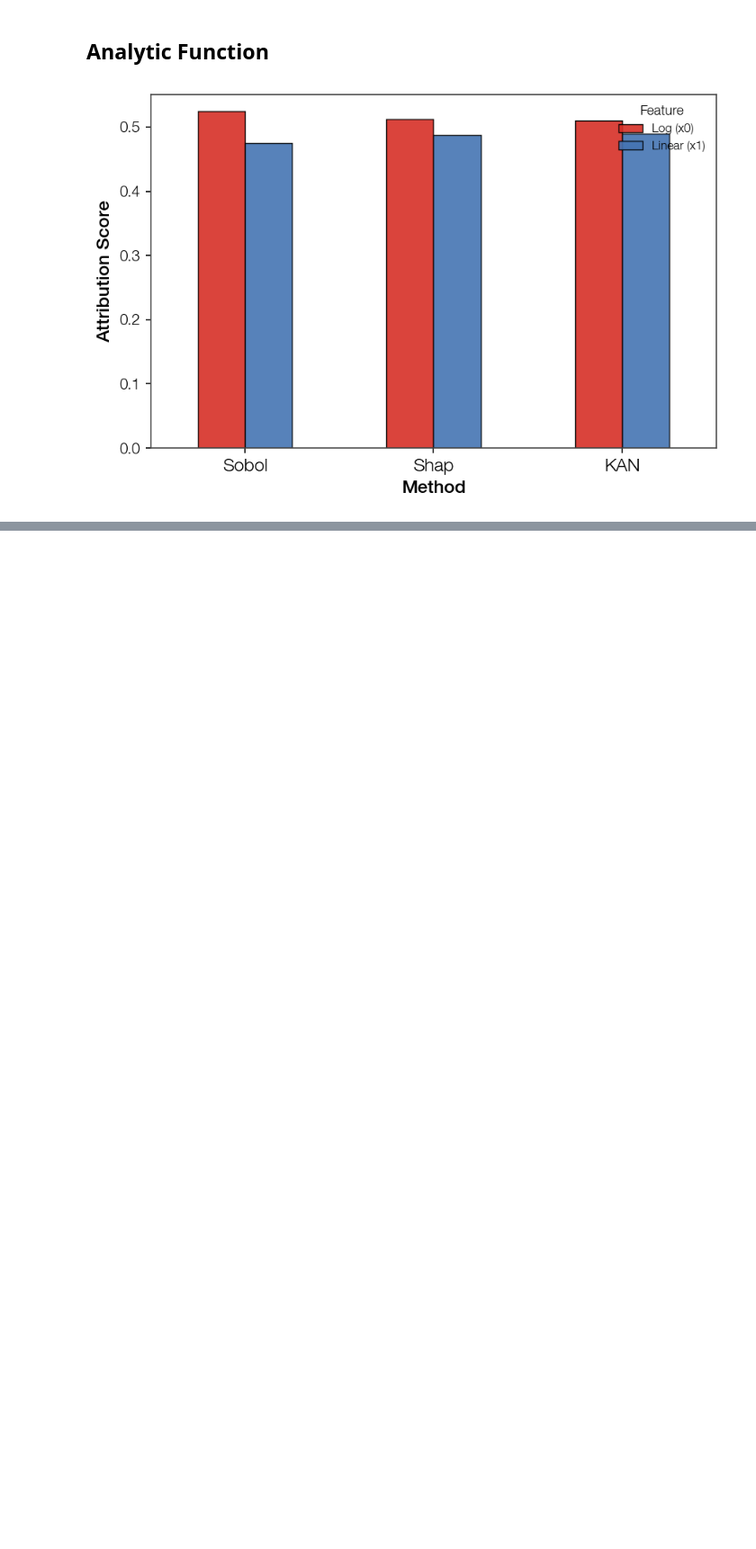
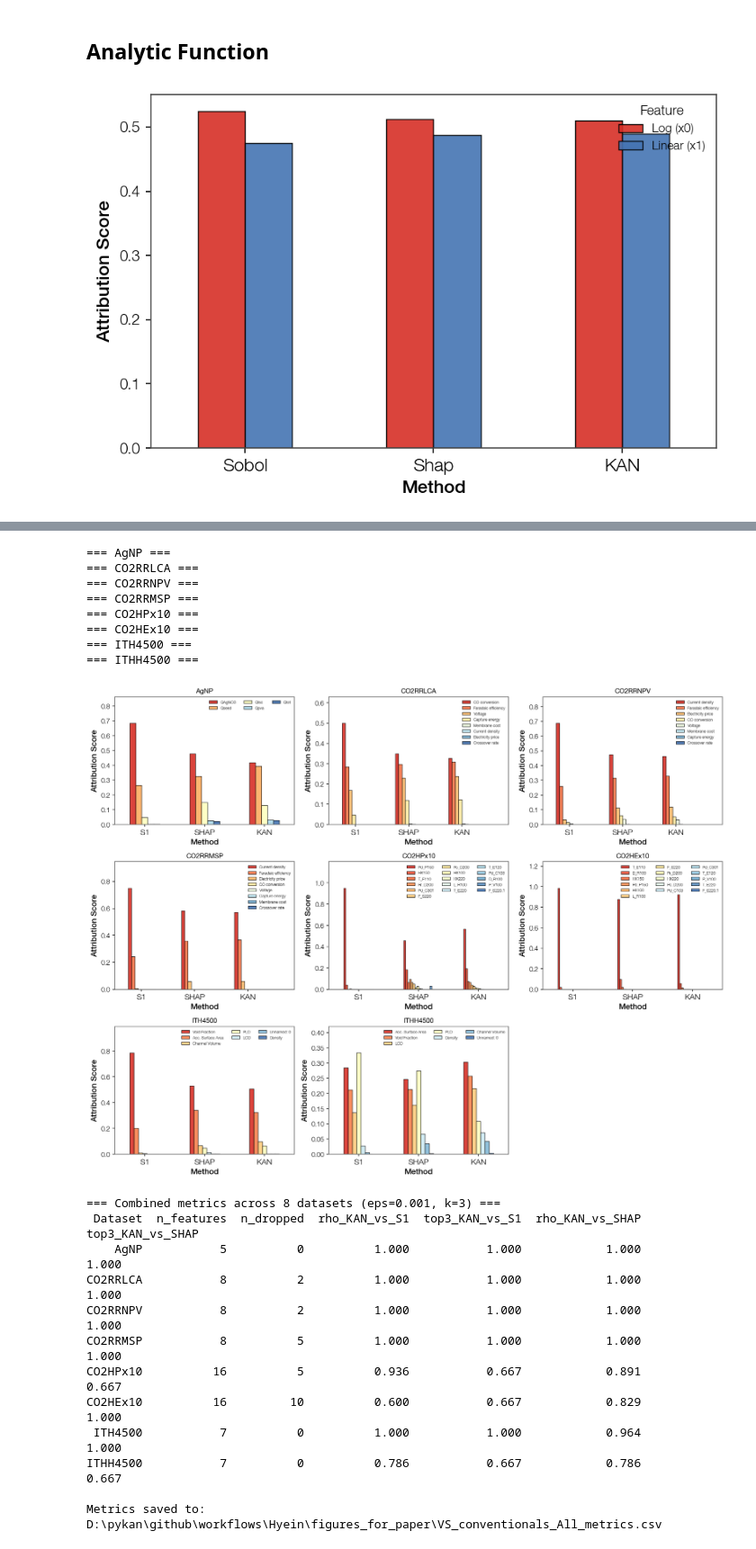
Before and after one commit to foodbanana/pykan, a Jupyter notebook: github/workflows/Hyein/plot_conventional.ipynb, the cells around one changed output, grey strips where cells are left out. Shown at 90% size. Drawn from its saved outputs; the diff is of its cells as text; code cells hidden in the pictures; blank space fills up the shorter version.

```diff
--- a/github/workflows/Hyein/plot_conventional.ipynb
+++ b/github/workflows/Hyein/plot_conventional.ipynb
@@ -328,0 +442,36 @@ The PostScript backend does not support transparency; partially transparent arti
+# %%
+data_list = [
+    'AgNP',
+    'CO2RRLCA',
+    'CO2RRNPV',
+    'CO2RRMSP',
+    'CO2HPx10',
+    'CO2HEx10',
+    'ITH4500',
+    'ITHH4500',
+]
+
+df_metrics = analyze_dataset_list(data_list, eps=0.001, k=3,
+                                  combined_name='VS_conventionals_All')
+# %% [output]
+=== AgNP ===
+=== CO2RRLCA ===
+=== CO2RRNPV ===
+=== CO2RRMSP ===
+=== CO2HPx10 ===
+=== CO2HEx10 ===
+=== ITH4500 ===
+=== ITHH4500 ===
+[figure, added]
+=== Combined metrics across 8 datasets (eps=0.001, k=3) ===
+ Dataset  n_features  n_dropped  rho_KAN_vs_S1  top3_KAN_vs_S1  rho_KAN_vs_SHAP  top3_KAN_vs_SHAP
+    AgNP           5          0          1.000           1.000            1.000             1.000
+CO2RRLCA           8          2          1.000           1.000            1.000             1.000
+CO2RRNPV           8          2          1.000           1.000            1.000             1.000
+CO2RRMSP           8          5          1.000           1.000            1.000             1.000
+CO2HPx10          16          5          0.936           0.667            0.891             0.667
+CO2HEx10          16         10          0.600           0.667            0.829             1.000
+ ITH4500           7          0          1.000           1.000            0.964             1.000
+ITHH4500           7          0          0.786           0.667            0.786             0.667
+
+Metrics saved to: D:\pykan\github\workflows\Hyein\figures_for_paper\VS_conventionals_All_metrics.csv
```
Also changed, not shown: parts of 7 cells of this notebook, 36 other files.
